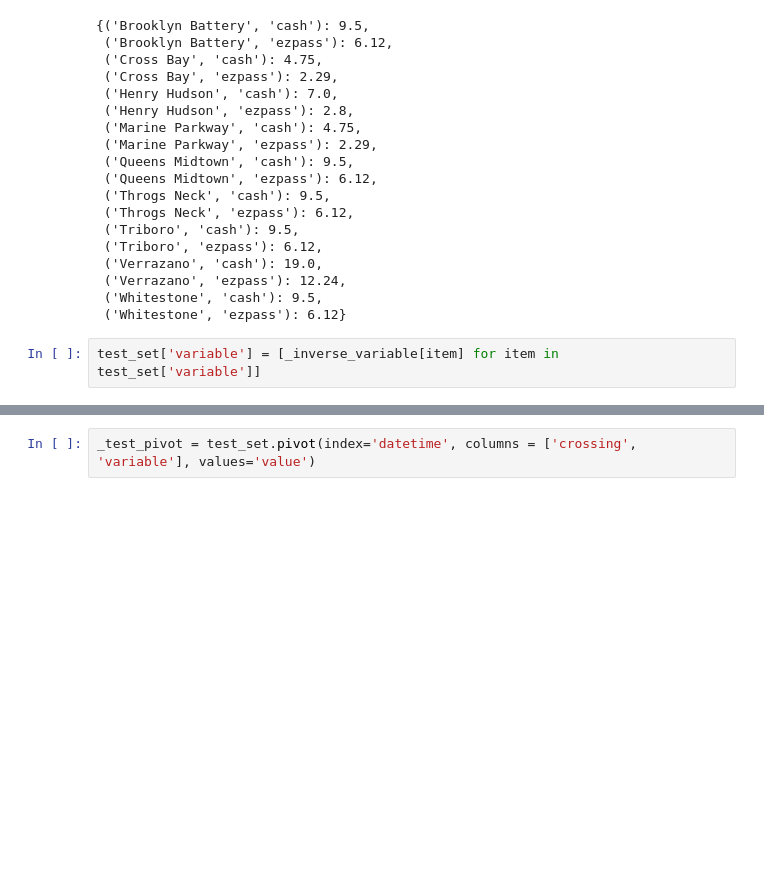
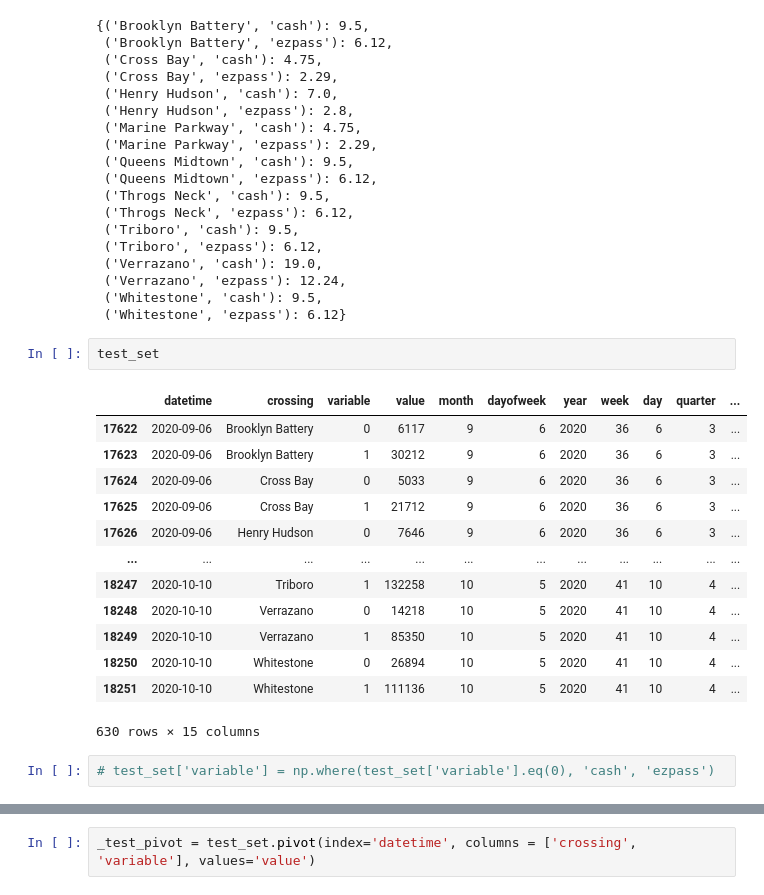
Before and after one commit to albertum1/Time_Series_MTABT, a Jupyter notebook: MTABT_models.ipynb, the cells around one changed output, grey strips where cells are left out. Saved outputs shown, nothing was run; the diff lists cells and outputs as text; blank space fills up the shorter version.

```diff
--- a/MTABT_models.ipynb
+++ b/MTABT_models.ipynb
@@ -1199,5 +1190,21 @@ crossing_rates
  ('Verrazano', 'ezpass'): 12.24,
  ('Whitestone', 'cash'): 9.5,
  ('Whitestone', 'ezpass'): 6.12}
-# %%
-test_set['variable'] = [_inverse_variable[item] for item in test_set['variable']]
+# %%
+test_set
+# %% [output]
+|  | datetime | crossing | variable | value | month | dayofweek | year | week | day | quarter | ... |
+| 17622 | 2020-09-06 | Brooklyn Battery | 0 | 6117 | 9 | 6 | 2020 | 36 | 6 | 3 | ... |
+| 17623 | 2020-09-06 | Brooklyn Battery | 1 | 30212 | 9 | 6 | 2020 | 36 | 6 | 3 | ... |
+| 17624 | 2020-09-06 | Cross Bay | 0 | 5033 | 9 | 6 | 2020 | 36 | 6 | 3 | ... |
+| 17625 | 2020-09-06 | Cross Bay | 1 | 21712 | 9 | 6 | 2020 | 36 | 6 | 3 | ... |
+| 17626 | 2020-09-06 | Henry Hudson | 0 | 7646 | 9 | 6 | 2020 | 36 | 6 | 3 | ... |
+| ... | ... | ... | ... | ... | ... | ... | ... | ... | ... | ... | ... |
+| 18247 | 2020-10-10 | Triboro | 1 | 132258 | 10 | 5 | 2020 | 41 | 10 | 4 | ... |
+| 18248 | 2020-10-10 | Verrazano | 0 | 14218 | 10 | 5 | 2020 | 41 | 10 | 4 | ... |
+| 18249 | 2020-10-10 | Verrazano | 1 | 85350 | 10 | 5 | 2020 | 41 | 10 | 4 | ... |
+| 18250 | 2020-10-10 | Whitestone | 0 | 26894 | 10 | 5 | 2020 | 41 | 10 | 4 | ... |
+| 18251 | 2020-10-10 | Whitestone | 1 | 111136 | 10 | 5 | 2020 | 41 | 10 | 4 | ... |
+630 rows × 15 columns
+# %%
+# test_set['variable'] = np.where(test_set['variable'].eq(0), 'cash', 'ezpass')
```
Also changed, not shown: parts of 5 cells of this notebook.
